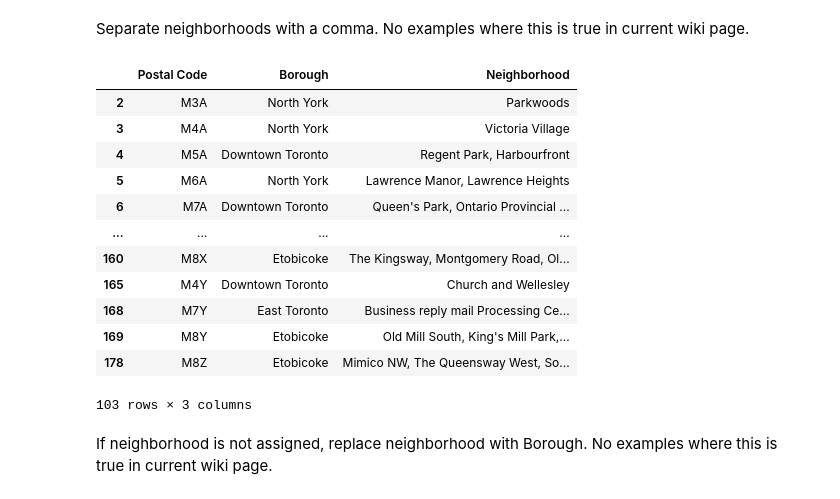
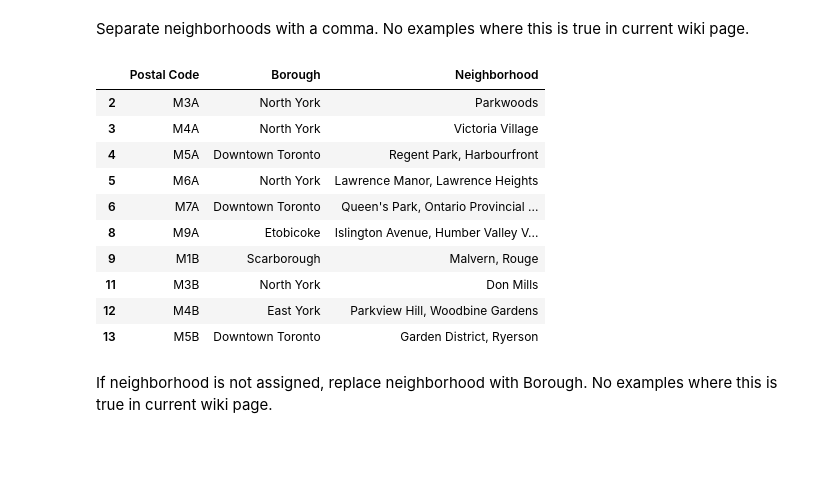
Before and after one commit to hfroy519/capstone-project, a Jupyter notebook: Segmenting and Clustering Neighborhoods in Toronto.ipynb, the cells around one changed output. Drawn from its saved outputs; the diff is of its cells as text; code cells hidden in the pictures; blank space fills up the shorter version.

Commit message:
Segmenting Toronto

```diff
--- a/Segmenting and Clustering Neighborhoods in Toronto.ipynb
+++ b/Segmenting and Clustering Neighborhoods in Toronto.ipynb
@@ -25,20 +27,19 @@ Separate neighborhoods with a comma. No examples where this is true in current w
 # %%
 df['Neighborhood'] = df.groupby(['Postal Code'])['Neighborhood'].transform(lambda x: ','.join(x))
 df.drop_duplicates()
+df.head(10)
 # %% [output]
 |  | Postal Code | Borough | Neighborhood |
 | 2 | M3A | North York | Parkwoods |
 | 3 | M4A | North York | Victoria Village |
 | 4 | M5A | Downtown Toronto | Regent Park, Harbourfront |
 | 5 | M6A | North York | Lawrence Manor, Lawrence Heights |
 | 6 | M7A | Downtown Toronto | Queen's Park, Ontario Provincial ... |
-| ... | ... | ... | ... |
-| 160 | M8X | Etobicoke | The Kingsway, Montgomery Road, Ol... |
-| 165 | M4Y | Downtown Toronto | Church and Wellesley |
-| 168 | M7Y | East Toronto | Business reply mail Processing Ce... |
-| 169 | M8Y | Etobicoke | Old Mill South, King's Mill Park,... |
-| 178 | M8Z | Etobicoke | Mimico NW, The Queensway West, So... |
+| 8 | M9A | Etobicoke | Islington Avenue, Humber Valley V... |
+| 9 | M1B | Scarborough | Malvern, Rouge |
+| 11 | M3B | North York | Don Mills |
+| 12 | M4B | East York | Parkview Hill, Woodbine Gardens |
+| 13 | M5B | Downtown Toronto | Garden District, Ryerson |
-103 rows × 3 columns
 # %% [markdown]
 If neighborhood is not assigned, replace neighborhood with Borough. No examples where this is true in current wiki page.
 # %%
```
Also changed, not shown: parts of 18 cells of this notebook.
